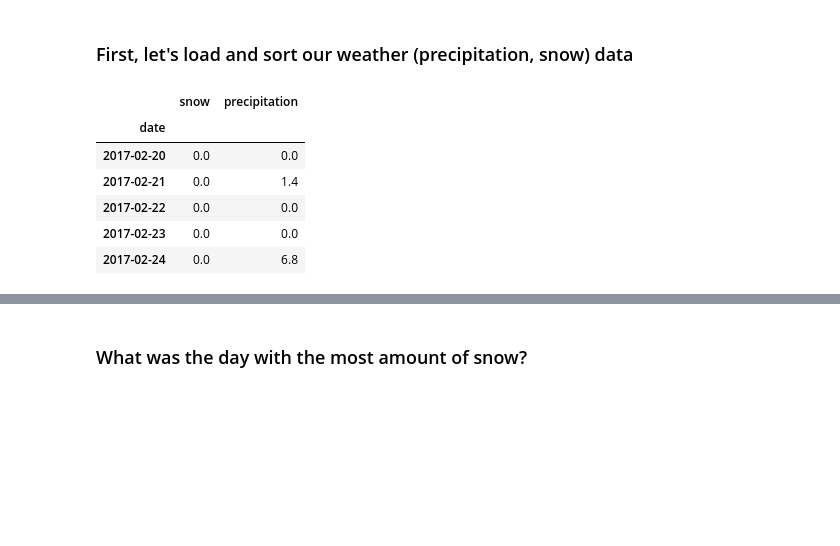
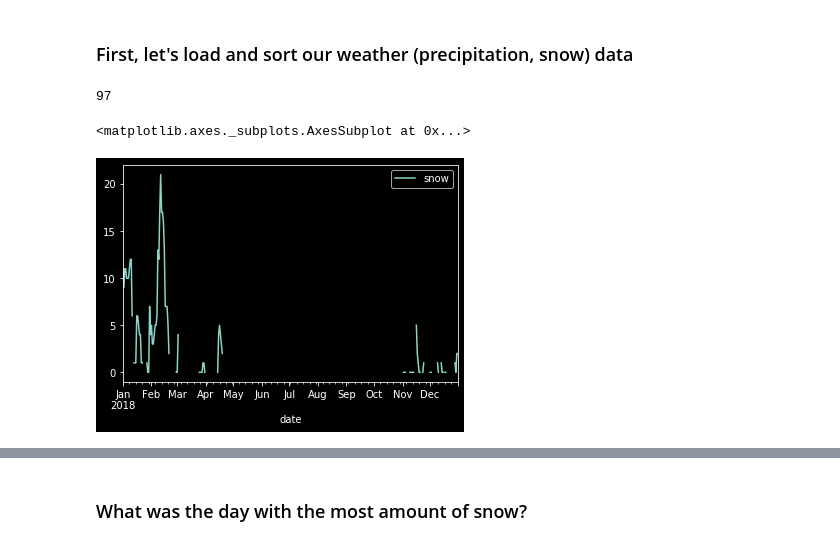
Before and after one commit to alok-drop/weather_mobility_analysis, a Jupyter notebook: snow_delay.ipynb, the cells around one changed output, grey strips where cells are left out. Cells and saved outputs as stored; diff of their text form; code cells hidden in the pictures; blank space fills up the shorter version.

```diff
--- a/snow_delay.ipynb
+++ b/snow_delay.ipynb
@@ -19,13 +19,17 @@ weather_df = weather_df[['date', 'snow', 'precipitation']]
 weather_df['date'] = pd.to_datetime(weather_df.date)
 weather_df = weather_df.set_index('date')
 weather_df = weather_df.sort_values('date')
-# %%
-weather_df.head()
-# %% [output]
-|  | snow | precipitation |
-| date |  |  |
-| 2017-02-20 | 0.0 | 0.0 |
-| 2017-02-21 | 0.0 | 1.4 |
-| 2017-02-22 | 0.0 | 0.0 |
-| 2017-02-23 | 0.0 | 0.0 |
-| 2017-02-24 | 0.0 | 6.8 |
+# %%
+# How many missing values are in our data set?
+weather_df['snow'].isna().sum()
+weather_df['snow'].notna().sum()
+
+# More NaN values than non. Dataset quality isn't great since
+# we have no idea if there was no snow, or if there was no recording...
+# %% [output]
+97
+# %%
+weather_df.plot(y='snow')
+# %% [output]
+<matplotlib.axes._subplots.AxesSubplot at 0x...>
+[figure, added]
```
Also changed, not shown: parts of 14 cells of this notebook.
